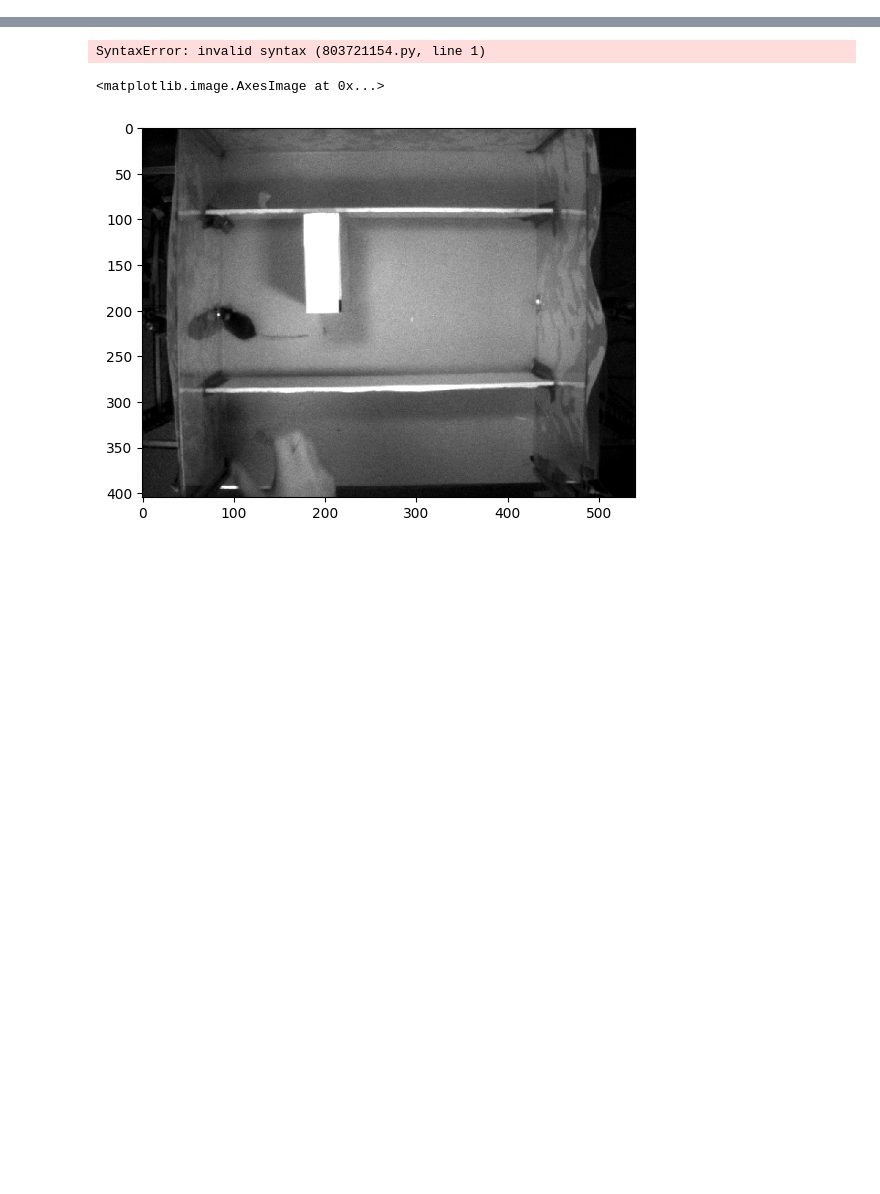
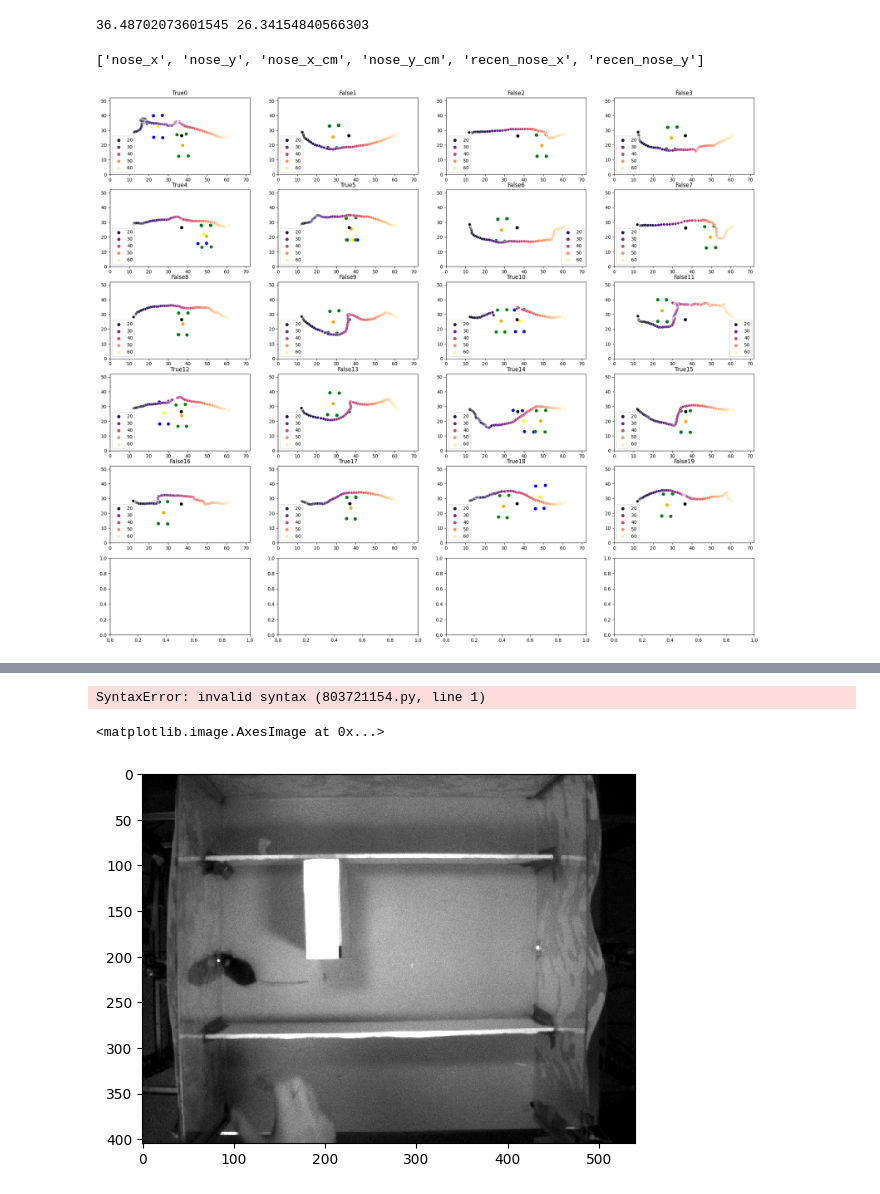
Before and after one commit to msidikpr/obstacle_avoidance, a Jupyter notebook: test_functions.ipynb, the cells around one changed output, grey strips where cells are left out. Cells and saved outputs as stored; diff of their text form; code cells hidden in the pictures; blank space fills up the shorter version.

```diff
--- a/test_functions.ipynb
+++ b/test_functions.ipynb
@@ -112,0 +127,60 @@ SyntaxError: unexpected EOF while parsing (634326706.py, line 3)
+# %%
+print(row['arena_cen_x_cm'], row['arena_cen_y_cm'])
+# %% [output]
+36.48702073601545 26.34154840566303
+# %%
+nose_parts= [col for col in df.columns if 'nose' in col]
+nose_parts = [col for col in nose_parts if 'likelihood' not in col]
+for ind, row in df.iterrows():
+    x_diff = row['obstacle_cen_x_cm_lh'] - row['arena_cen_x_cm']
+    y_diff = row['obstacle_cen_y_cm_lh'] - row['arena_cen_y_cm']
+    ## re center obstacle and area points
+    for col in nose_parts:
+        if 'y' in col:
+            if y_diff < 0:
+                df.at[ind,'recen_' + col] = row[col] - y_diff
+            else:
+                df.at[ind,'recen_' + col] = row[col] - y_diff
+
+
+        else:
+            if x_diff < 0:
+                df.at[ind,'recen_' + col] = row[col] - x_diff
+            else:
+                df.at[ind,'recen_' + col] = row[col] - x_diff
+# %%
+nose_parts= [col for col in df.columns if 'nose' in col]
+nose_parts = [col for col in nose_parts if 'likelihood' not in col]
+
+nose_parts
+# %% [output]
+['nose_x', 'nose_y', 'nose_x_cm', 'nose_y_cm', 'recen_nose_x', 'recen_nose_y']
+# %%
+#test = df.sample(20)
+#test = test.reset_index()
+plt.subplots(6,4, figsize=(25,21))
+for ind, row in test.iterrows():
+    plt.subplot(6,4,ind +1)
+    plt.xlim([0,72])
+    plt.ylim([0,52])
+    plt.gca().set_title(str(row['odd'])+str(ind))
+    #plt.scatter([row['arenaTL_x_cm'], row['arenaTR_x_cm'], row['arenaBL_x_cm'], row['arenaBR_x_cm']],
+                #[row['arenaTL_y_cm'], row['arenaTR_y_cm'], row['arenaBL_y_cm'], row['arenaBR_y_cm']],color='red')
+
+    plt.scatter([row['obstacleTL_x_cm_fh'], row['obstacleTR_x_cm_fh'], row['obstacleBL_x_cm_fh'], row['obstacleBR_x_cm_fh']],
+                [row['obstacleTL_y_cm_fh'], row['obstacleTR_y_cm_fh'], row['obstacleBL_y_cm_fh'], row['obstacleBR_y_cm_fh']],color='blue')
+
+    plt.scatter([row['obstacleTL_x_cm_lh'], row['obstacleTR_x_cm_lh'], row['obstacleBL_x_cm_lh'], row['obstacleBR_x_cm_lh']],
+                [row['obstacleTL_y_cm_lh'], row['obstacleTR_y_cm_lh'], row['obstacleBL_y_cm_lh'], row['obstacleBR_y_cm_lh']],color='green')
+
+
+
+
+    plt.scatter(row['obstacle_cen_x_cm_fh'],row['obstacle_cen_y_cm_fh'],color='yellow')
+    plt.scatter(row['obstacle_cen_x_cm_lh'],row['obstacle_cen_y_cm_lh'],color='orange')
+    plt.scatter(row['arena_cen_x_cm'],row['arena_cen_y_cm'], color ='black')
+
+
+    sns.scatterplot(x=row['nose_x_cm'],y=row['nose_y_cm'],hue = row['nose_x_cm'], palette ='magma')
+# %% [output]
+[figure, added]
```
Also changed, not shown: parts of 22 cells of this notebook, 3 other files.
